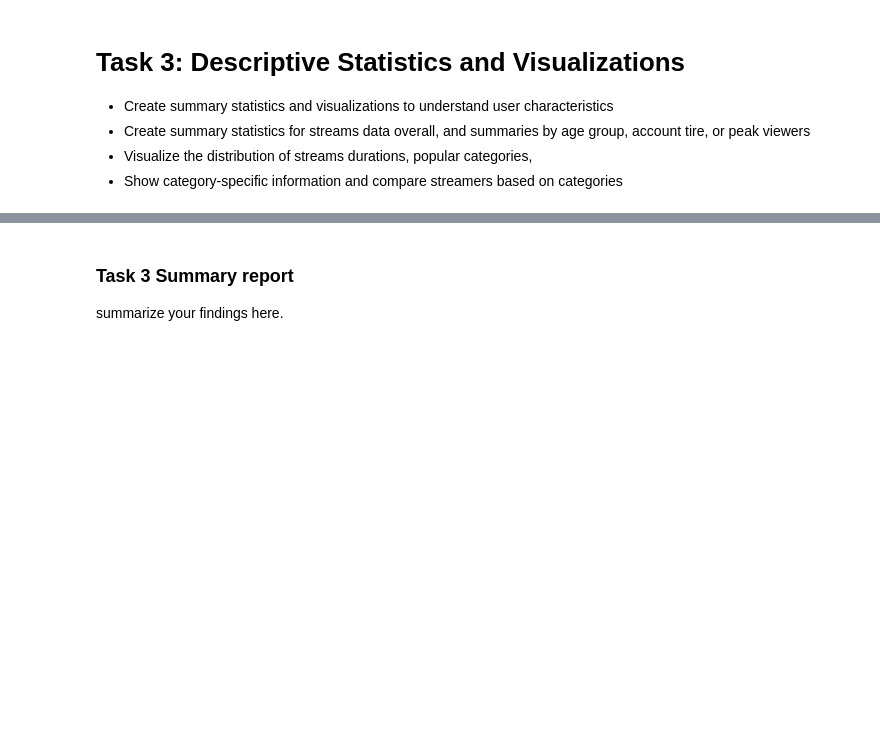
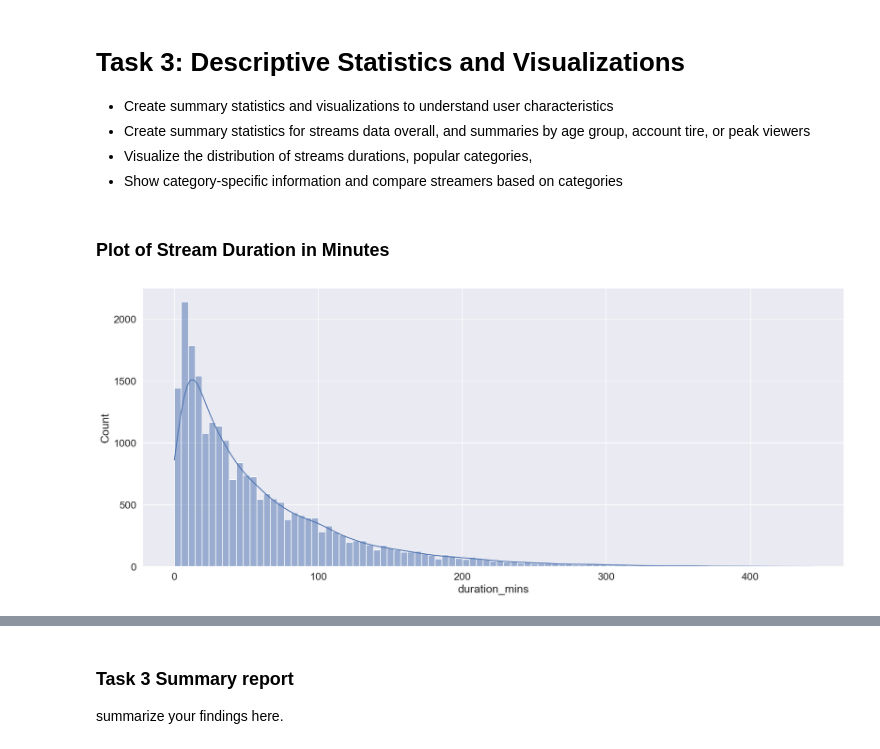
Before and after one commit to timothytzkung/Kung_Tim_Lab_Task, a Jupyter notebook: Assignment_01/IAT461-Assignment01-Scaffold.ipynb, the cells around one changed output, grey strips where cells are left out. Drawn from its saved outputs; the diff is of its cells as text; code cells hidden in the pictures; blank space fills up the shorter version.

```diff
--- a/Assignment_01/IAT461-Assignment01-Scaffold.ipynb
+++ b/Assignment_01/IAT461-Assignment01-Scaffold.ipynb
@@ -199,0 +377,12 @@ df1.head(3)
+# %%
+# In place columns swap
+_df1 = df1[
+    (df1["duration_mins"] == -1 * df1["calculated_duration_mins"]) & (df1["duration_mins"] > 0)
+]
+_df1["started_at"], _df1["ended_at"] =  _df1["ended_at"].copy(), _df1["started_at"].copy()
+
+_df1["calculated_duration_mins"] = (
+    _df1["ended_at"] - _df1["started_at"]
+).dt.total_seconds() / 60
+
+_df1.shape
@@ -199,0 +391,8 @@ df1.head(3)
+# %%
+# Drop uncleaned valued from df1 & then merge
+df1 = (
+    pd.concat([df1, _df1], ignore_index=True)
+    .drop_duplicates(subset=["session_id"], keep="last")
+    .reset_index(drop=True)
+)
+df1.shape
@@ -199,0 +403,2 @@ df1.head(3)
+# %%
+df1["duration_mins"] = df1["calculated_duration_mins"]
@@ -515,3 +844,26 @@ Instead of dropping rows with invalid numeric values, invalid entries were repla
 - Show category-specific information and compare streamers based on categories
 # %%
 #start code for Task 3 here
+import matplotlib.pyplot as plt
+import seaborn as sns
+
+# Apply the default theme
+sns.set_theme()
+# %% [markdown]
+### Plot of Stream Duration in Minutes
+# %%
+# Settings
+width = 20
+height = 8
+sns.set(rc = {'figure.figsize':(width,height)})
+
+# setting the font of plot
+sns.set(font_scale=1.5)
+
+# Create a visualization
+fig1 = sns.histplot(
+    data=df1["duration_mins"],
+    kde=True,
+)
+# %% [output]
+[figure, added]
```
Also changed, not shown: parts of 51 cells of this notebook, 4 other files.
